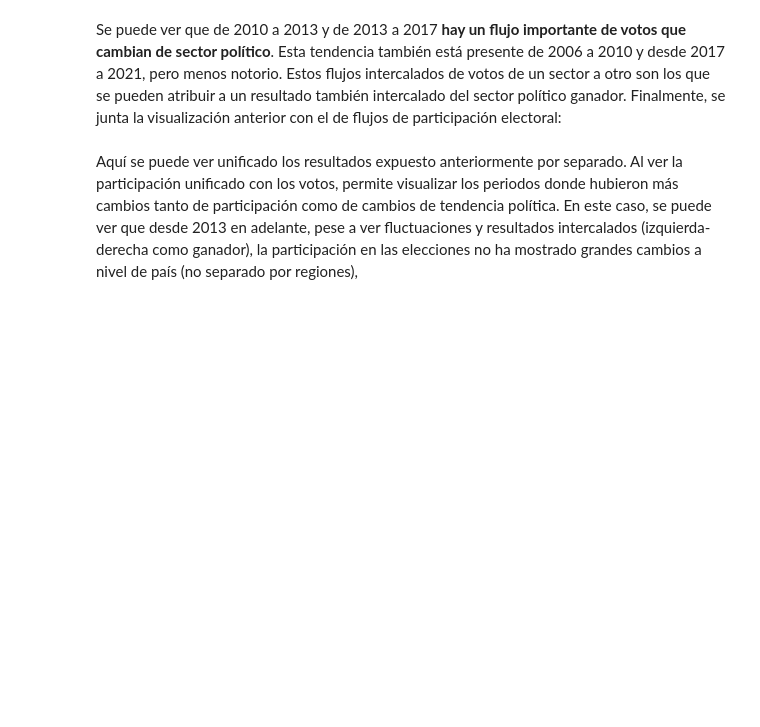
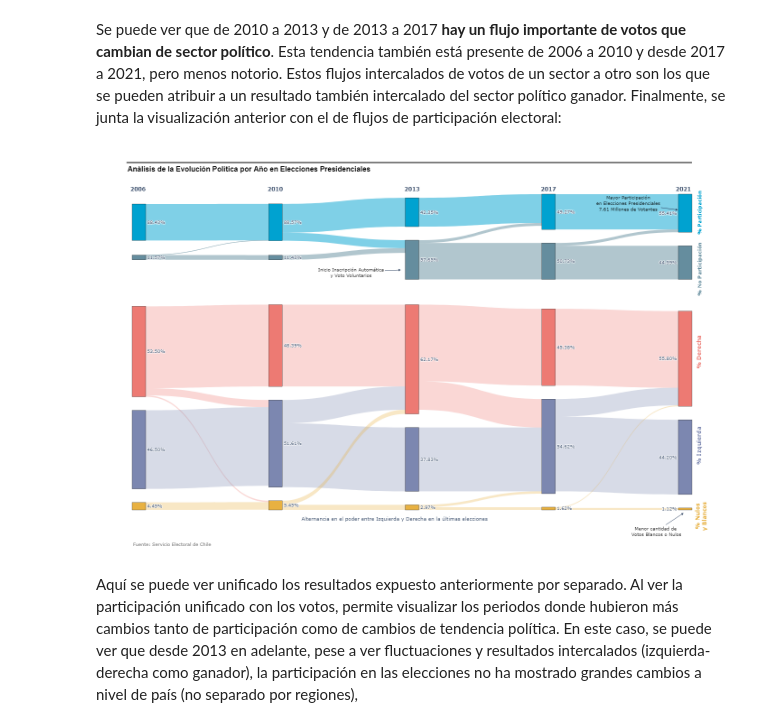
Before and after one commit to DiegoLeonG96/VisInfo_T4, a Jupyter notebook: Ideando_historia.ipynb, the cells around one changed output. Saved outputs shown, nothing was run; the diff lists cells and outputs as text; code cells hidden in the pictures; blank space fills up the shorter version.

```diff
--- a/Ideando_historia.ipynb
+++ b/Ideando_historia.ipynb
@@ -985,34 +992,37 @@ fig.add_annotation(x=1.02, y=0.14, xref="paper", yref="paper",
 fig.add_annotation(x=1.02, y=0.5, xref="paper", yref="paper",
          text="<span style='color:#ED7A73'><b>% Derecha</b></span>",
          showarrow=False, font=dict(size=12), textangle=-90)
 fig.add_annotation(x=1.03, y=-0.07, xref="paper", yref="paper",
         text="<span style='color:#E8B141'><b>% Nulos<br>y Blancos</b></span>",
          showarrow=False, font=dict(size=12), textangle=-90)
 fig.add_annotation(x=1.02, y=1.02, xref="paper", yref="paper",
          text="<span style='color:#00A2D0'><b>% Participación</b></span> ",
          showarrow=False, font=dict(size=11), textangle=-90)
 fig.add_annotation(x=1.02, y=0.85, xref="paper", yref="paper",
          text="<span style='color:#658D9E'><b>% No Participación</b></span>",
          showarrow=False, font=dict(size=11), textangle=-90)
 
 fig.add_annotation(x=-0.005, y=1.03, xref="paper", yref="paper",
         text="<b>2006</b>", showarrow=False, font=dict(size=12))
 fig.add_annotation(x=0.24, y=1.03, xref="paper", yref="paper",
         text="<b>2010</b>", showarrow=False, font=dict(size=12))
 fig.add_annotation(x=0.5, y=1.03, xref="paper", yref="paper",
         text="<b>2013</b>", showarrow=False, font=dict(size=12))
 fig.add_annotation(x=0.76, y=1.03, xref="paper", yref="paper",
         text="<b>2017</b>", showarrow=False, font=dict(size=12))
 fig.add_annotation(x=1, y=1.03, xref="paper", yref="paper",
         text="<b>2021</b>", showarrow=False, font=dict(size=12))
 fig.add_annotation(    x=0.3, y=-0.04,
     xref="paper", yref="paper",
     text="Alternancia en el poder entre Izquierda y Derecha en la últimas elecciones",
     showarrow=False,
     font=dict(size=11),
     align="left")
 
-fig.show()
+fig.write_image("sankey_unificado.png")
+Image("sankey_unificado.png")
+# %% [output]
+[figure, added]
 # %% [markdown]
 Aquí se puede ver unificado los resultados expuesto anteriormente por separado. Al ver la participación unificado con los votos, permite visualizar los periodos donde hubieron más cambios tanto de participación como de cambios de tendencia política. En este caso, se puede ver que desde 2013 en adelante, pese a ver fluctuaciones y resultados intercalados (izquierda-derecha como ganador), la participación en las elecciones no ha mostrado grandes cambios a nivel de país (no separado por regiones),
 # %% [markdown]
```
Also changed, not shown: parts of 3 cells of this notebook, 5 other files.
